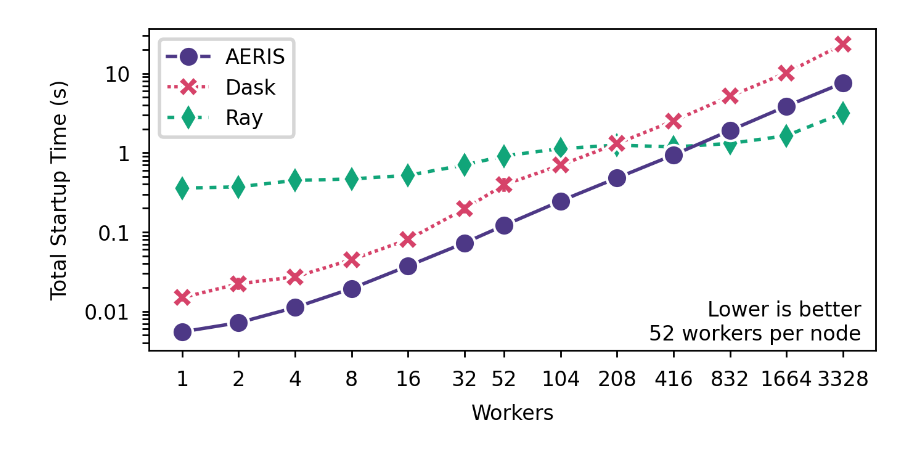
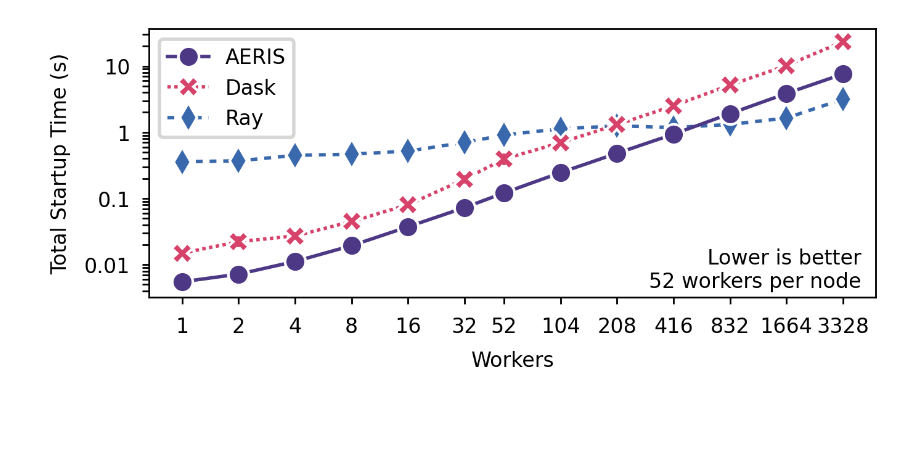
Before and after one commit to proxystore/sc25-evaluation, a Jupyter notebook: notebooks/01-actor-launch-latency.ipynb, the cells around one changed output. Drawn from its saved outputs; the diff is of its cells as text; code cells hidden in the pictures; blank space fills up the shorter version.

Commit message:
Update launch latency figure and script

```diff
--- a/notebooks/01-actor-launch-latency.ipynb
+++ b/notebooks/01-actor-launch-latency.ipynb
@@ -29,7 +26,7 @@ results = load_data(pathlib.Path('../runs-prod/launch-latency-v2/'))
 # %%
 fig, axs = plt.subplots(1, 1)
 
-xticks = list(sorted(set(results['num_actors'].to_list())))
+xticks = sorted(set(results['num_actors'].to_list()))
 yticks = [0.01, 0.1, 1, 10]
 dashes = {
     'ray': (2, 2),
@@ -37,7 +34,7 @@ dashes = {
     'aeris': (),
 }
 markers = {'ray': 'd', 'dask': 'X', 'aeris': 'o'}
-palette = {'ray': '#11A579', 'dask': '#D64269', 'aeris': '#4D3886'}
+palette = {'ray': '#3969AC', 'dask': '#D64269', 'aeris': '#4D3886'}
 
 handle = seaborn.lineplot(
     results,
@@ -51,32 +48,32 @@ handle = seaborn.lineplot(
     dashes=dashes,
     markers=markers,
     palette=palette,
     ax=axs,
 )
 handles, _ = axs.get_legend_handles_labels()
 axs.legend(handles=handles[::-1], title=None, labels=['AERIS', 'Dask', 'Ray'])
 _ = handle.set(
     xscale='log',
     yscale='log',
     xlabel='Workers',
     ylabel='Total Startup Time (s)',
 )
 handle.set_xticks(xticks, minor=False)
 handle.set_xticklabels([str(x) for x in xticks])
 axs.tick_params(axis='x', which='minor', bottom=False)
 handle.set_yticks(yticks, minor=False)
 handle.set_yticklabels([str(y) for y in yticks])
 
 axs.annotate(
     'Lower is better\n52 workers per node',
     xy=(0.98, 0.02),
     xycoords=('axes fraction'),
     ha='right',
     va='bottom',
 )
 
 # fig.tight_layout(w_pad=1)
-fig.set_size_inches(3.35, 1.5)
+fig.set_size_inches(3.35, 1.25)
 fig.savefig('figures/actor-launch-latency.pdf')
 # %% [output]
-[figure, old version]
+[figure, new version]
```
Also changed, not shown: parts of 1 cell of this notebook, 3 other files.
